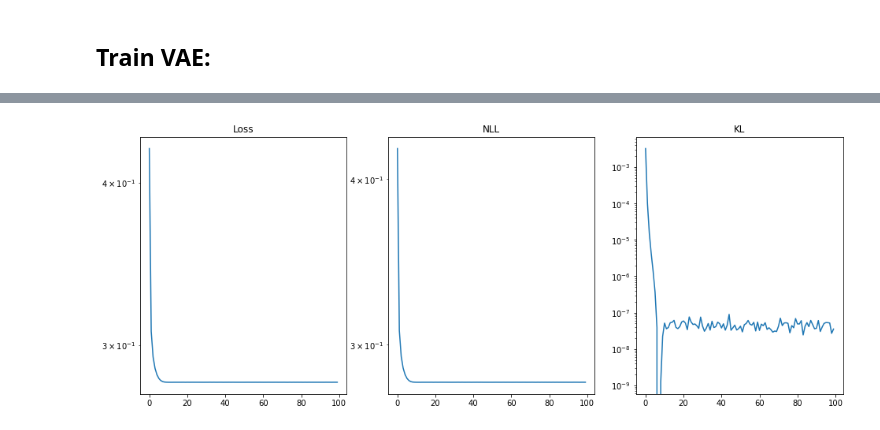
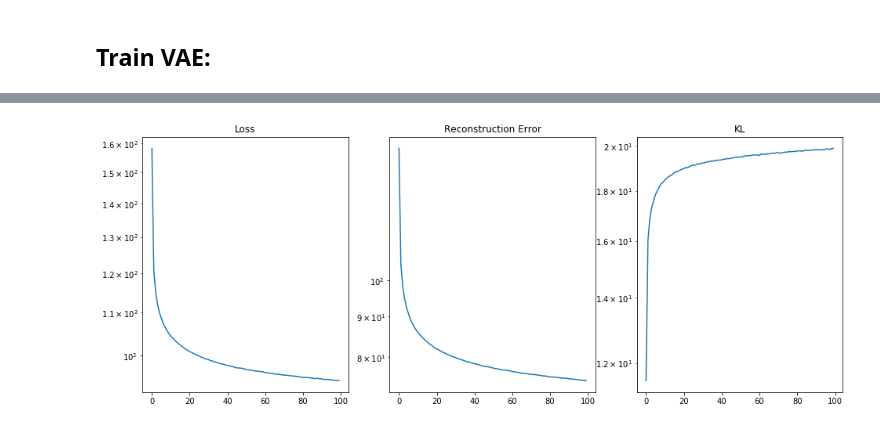
Before and after one commit to SergioAlvarezB/calibration-normalizing-flows, a Jupyter notebook: notebooks/vanilla-VAE.ipynb, the cells around one changed output, grey strips where cells are left out. Drawn from its saved outputs; the diff is of its cells as text; code cells hidden in the pictures.

```diff
--- a/notebooks/vanilla-VAE.ipynb
+++ b/notebooks/vanilla-VAE.ipynb
@@ -76,7 +62,8 @@ def compute_KL_divergence(mu, log_var):
     return KL
 # %%
 def compute_reconstruction_error(x, x_p):
-    return -torch.mean(x*torch.log(x_p) + (1-x)*torch.log(1-x_p))
+    return -torch.mean(torch.sum(x*torch.log(x_p) + (1.0-x)*torch.log(1.0-x_p), dim=1))
+    # return torch.mean(torch.sum((x - x_p)**2, dim=1))
 # %%
 fixed_z = np.random.randn(16, latent_dim)
 fixed_z = torch.Tensor(fixed_z).to(dev)
@@ -109,5 +96,5 @@ def create_animation_digits(intermediate_results):
 # %% [markdown]
 ## Train VAE:
 # %%
-batch_size = 100
+batch_size = 200
 epochs = 100
@@ -118,7 +103,7 @@ encoder, decoder = make_encoder(dim, latent_dim).to(dev), make_decoder(dim, late
 # %%
 train_loader = torch.utils.data.DataLoader(mnist_dataset, batch_size=batch_size, shuffle=True, num_workers=0, pin_memory=True)
 # %%
-optimizer = torch.optim.Adam(list(encoder.parameters()) + list(decoder.parameters()), lr=1e-4, weight_decay=1e-3)
+optimizer = torch.optim.Adam(list(encoder.parameters()) + list(decoder.parameters()), lr=1e-3)
 # %%
 loss = []
 KL = []
@@ -145,16 +130,14 @@ for e in range(epochs):
 
         mu, log_var = infer[:, :latent_dim], infer[:, latent_dim:]
 
-        eps = base_distr.sample((images.shape[0],))
-
-        z = mu + torch.sqrt(torch.exp(log_var)) * eps
+        z = mu + torch.sqrt(torch.exp(log_var)) * torch.randn_like(mu)
 
         x_p = decoder(z)
 
-        _NLL = compute_reconstruction_error(images, x_p)
+        _RE = compute_reconstruction_error(images, x_p)
         _KL = compute_KL_divergence(mu, log_var)
 
-        _loss = _NLL + _KL
+        _loss = _RE + _KL
 
 
         cum_loss += _loss.item()
@@ -194,23 +177,23 @@ epoch: 99, at time: 1360.83, loss: 2.810e-01, KL: 3.537e-08
 # %%
 fig, ax_arr = plt.subplots(1, 3, figsize=(16, 6))
 
 ax_arr[0].plot(loss)
 ax_arr[0].set_yscale('log')
 ax_arr[0].set_title('Loss')
 
 
 ax_arr[1].plot(np.array(loss)-np.array(KL))
 ax_arr[1].set_yscale('log')
-ax_arr[1].set_title('NLL')
+ax_arr[1].set_title('Reconstruction Error')
 
 
 ax_arr[2].plot(KL)
 ax_arr[2].set_yscale('log')
 ax_arr[2].set_title('KL')
 
 plt.show()
 # %% [output]
-[figure, old version]
+[figure, new version]
 # %%
 ani = create_animation_digits(intermediate_results)
 # %%
```
Also changed, not shown: parts of 12 cells of this notebook.
